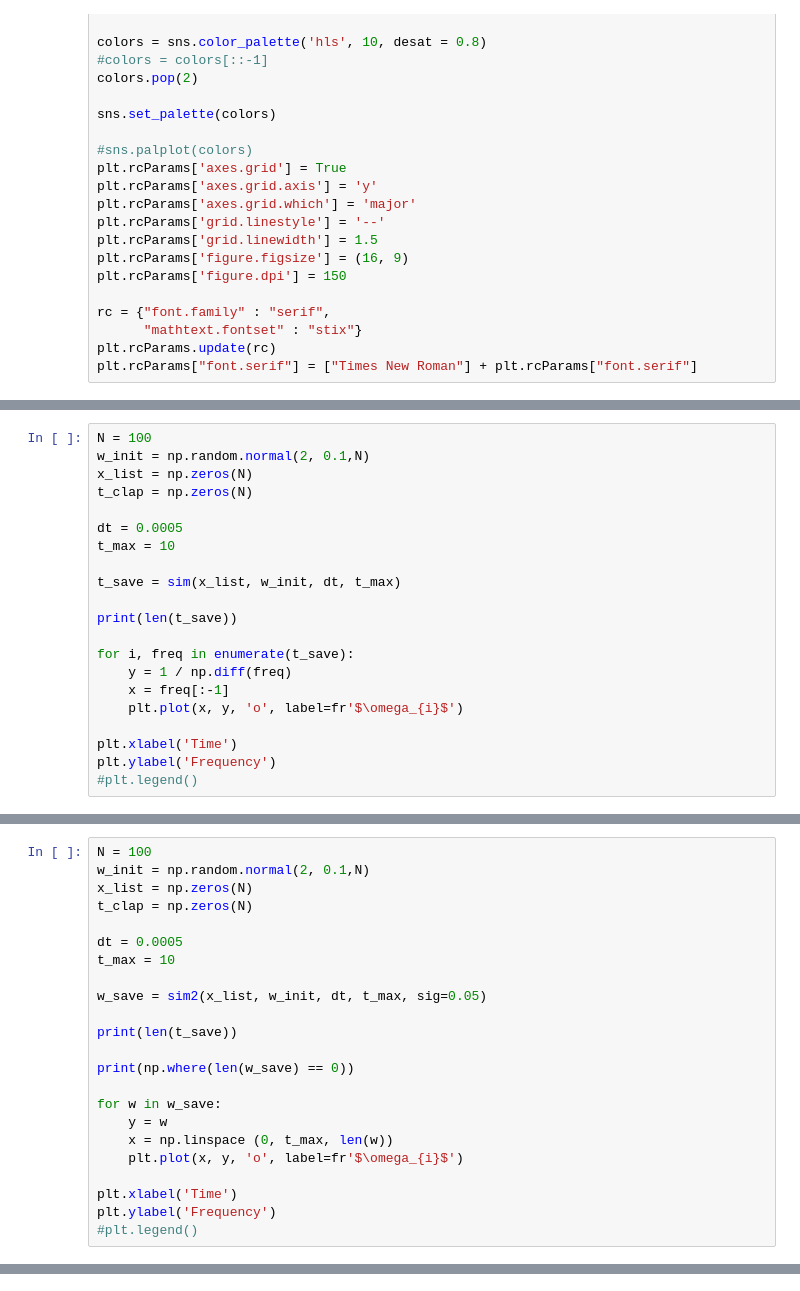
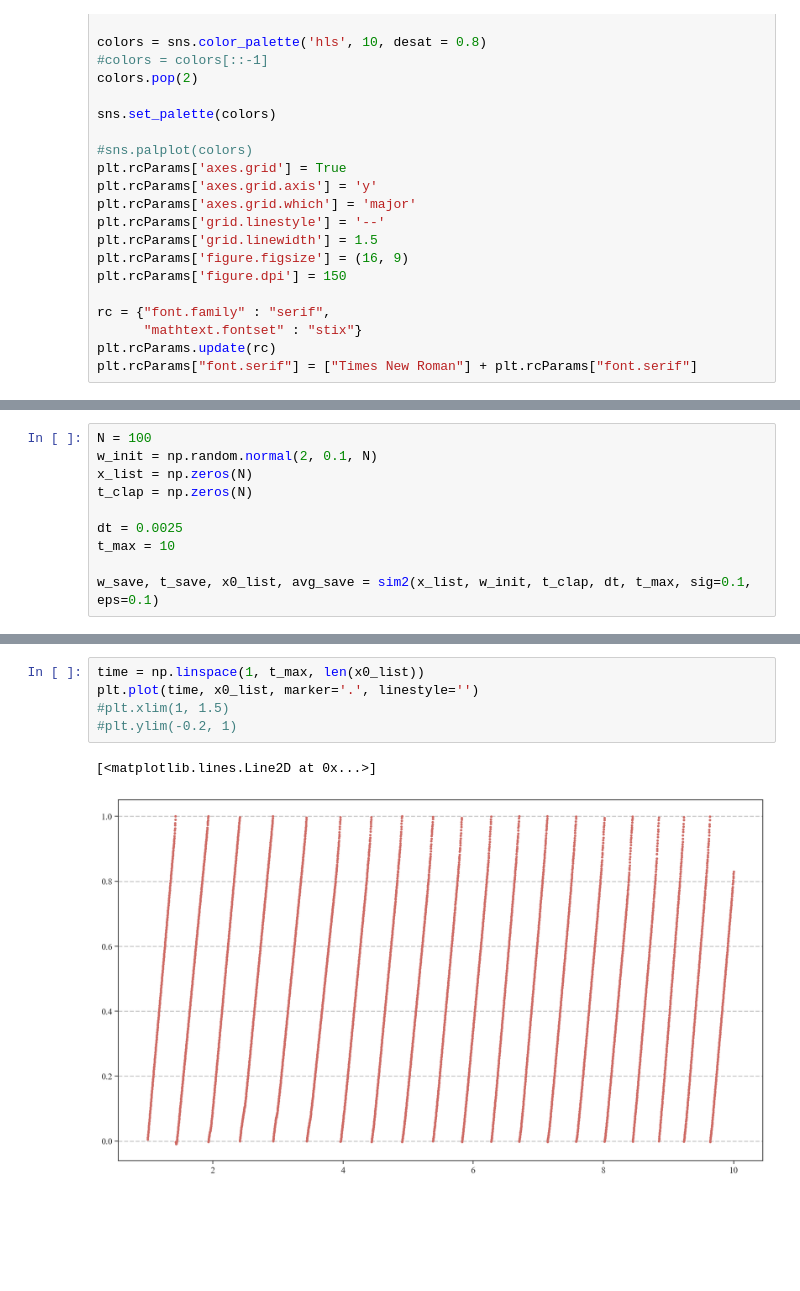
Before and after one commit to nielsdavidsen/Bachelor_2024, a Jupyter notebook: simulation_start.ipynb, the cells around one changed output, grey strips where cells are left out. Cells and saved outputs as stored; diff of their text form; blank space fills up the shorter version.

```diff
--- a/simulation_start.ipynb
+++ b/simulation_start.ipynb
@@ -80,22 +99,11 @@ def sim(x, w, dt, tmax, sig=0.1, eps=0.1):
 # %%
 N = 100
-w_init = np.random.normal(2, 0.1,N)
+w_init = np.random.normal(2, 0.1, N)
 x_list = np.zeros(N)
 t_clap = np.zeros(N)
 
-dt = 0.0005
+dt = 0.0025
 t_max = 10
 
-t_save = sim(x_list, w_init, dt, t_max)
-
-print(len(t_save))
-
-for i, freq in enumerate(t_save):
-    y = 1 / np.diff(freq)
-    x = freq[:-1]
-    plt.plot(x, y, 'o', label=fr'$\omega_{i}$')
-
-plt.xlabel('Time')
-plt.ylabel('Frequency')
-#plt.legend()
+w_save, t_save, x0_list, avg_save = sim2(x_list, w_init, t_clap, dt, t_max, sig=0.1, eps=0.1)
 # %% [output]
@@ -138,23 +110,0 @@ def sim2(x, w, dt, tmax, sig=0.1, eps=0.1):
-# %%
-N = 100
-w_init = np.random.normal(2, 0.1,N)
-x_list = np.zeros(N)
-t_clap = np.zeros(N)
-
-dt = 0.0005
-t_max = 10
-
-w_save = sim2(x_list, w_init, dt, t_max, sig=0.05)
-
-print(len(t_save))
-
-print(np.where(len(w_save) == 0))
-
-for w in w_save:
-    y = w
-    x = np.linspace (0, t_max, len(w))
-    plt.plot(x, y, 'o', label=fr'$\omega_{i}$')
-
-plt.xlabel('Time')
-plt.ylabel('Frequency')
-#plt.legend()
@@ -165,0 +111,8 @@ Text(0, 0.5, 'Frequency')
+# %%
+time = np.linspace(1, t_max, len(x0_list))
+plt.plot(time, x0_list, marker='.', linestyle='')
+#plt.xlim(1, 1.5)
+#plt.ylim(-0.2, 1)
+# %% [output]
+[<matplotlib.lines.Line2D at 0x...>]
+[figure, added]
```
Also changed, not shown: parts of 7 cells of this notebook.
